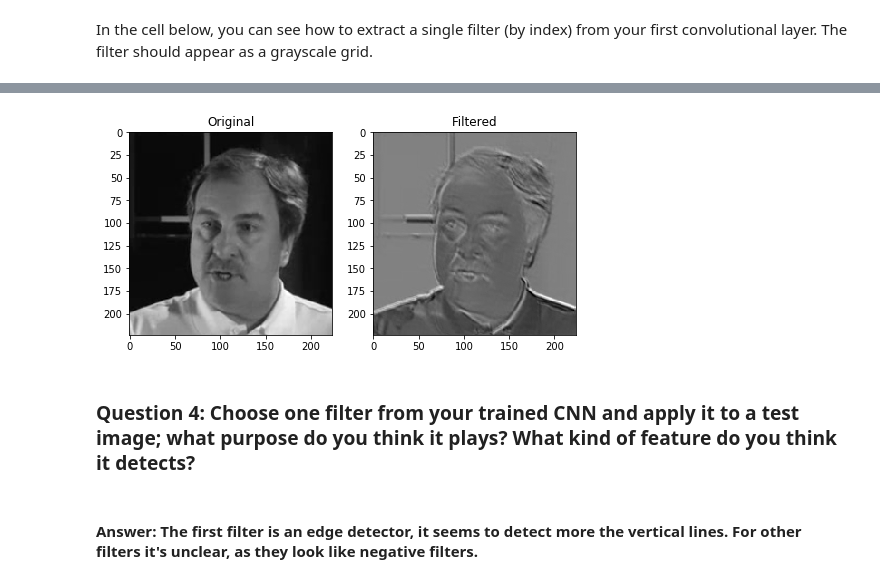
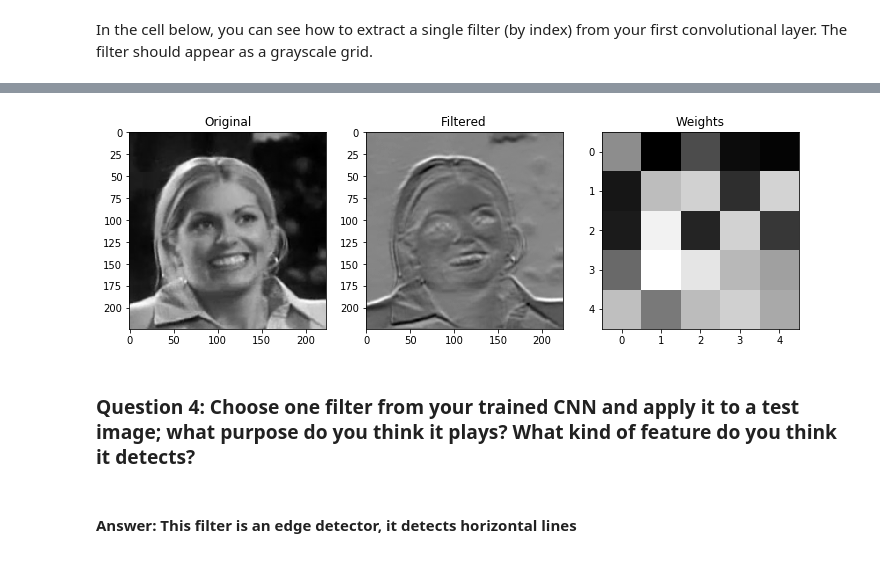
Before and after one commit to gabfec/CVND-Facial-Keypoints, a Jupyter notebook: 2. Define the Network Architecture.ipynb, the cells around one changed output, grey strips where cells are left out. Saved outputs shown, nothing was run; the diff lists cells and outputs as text; code cells hidden in the pictures.

```diff
--- a/2. Define the Network Architecture.ipynb
+++ b/2. Define the Network Architecture.ipynb
@@ -506,43 +509,48 @@ import cv2
 ## Load in and display any image from the transformed test dataset
 
 # select an image
 idx = 1
 image = test_images[idx].data
 
 # convert the image from Tensor to ndarray
 image = image.numpy()
 
 # swap color axis because
 # torch image: C X H X W
 # numpy image: H x W x C
 image = np.transpose(image, (1, 2, 0))   # transpose to go from torch to numpy image
 image = np.squeeze(image)   # Remove the C dimension
 
-# select a filter index
-filter_idx = 0
+# select a conv layer and a filter index
+w = net.conv2.weight.data.numpy()
+filter_idx = 9
 
 ## Using cv's filter2D function,
 # apply a specific set of filter weights (like the one displayed above) to the test image
 filtered = cv2.filter2D(image, -1, w[filter_idx][0])
 
 # display the images
-fig = plt.figure(figsize=(8,8))
+fig = plt.figure(figsize=(12,12))
 
-ax = fig.add_subplot(121)
+ax = fig.add_subplot(131)
 ax.imshow(image, cmap='gray')
 ax.set_title("Original")
 
-ax = fig.add_subplot(122)
+ax = fig.add_subplot(132)
 ax.imshow(filtered, cmap='gray')
 ax.set_title("Filtered")
 
+ax = fig.add_subplot(133)
+ax.imshow(w[filter_idx][0], cmap='gray')
+ax.set_title("Weights")
+
 plt.show()
 # %% [output]
-[figure, old version]
+[figure, new version]
 # %% [markdown]
 ### Question 4: Choose one filter from your trained CNN and apply it to a test image; what purpose do you think it plays? What kind of feature do you think it detects?
-# %% [markdown]
-#### **Answer**: The first filter is an edge detector, it seems to detect more the vertical lines. For other filters it's unclear, as they look like negative filters.
+# %% [markdown]
+#### **Answer**: This filter is an edge detector, it detects horizontal lines
 # %%
 ## Moving on!
 
```
Also changed, not shown: parts of 9 cells of this notebook, 2 other files.
